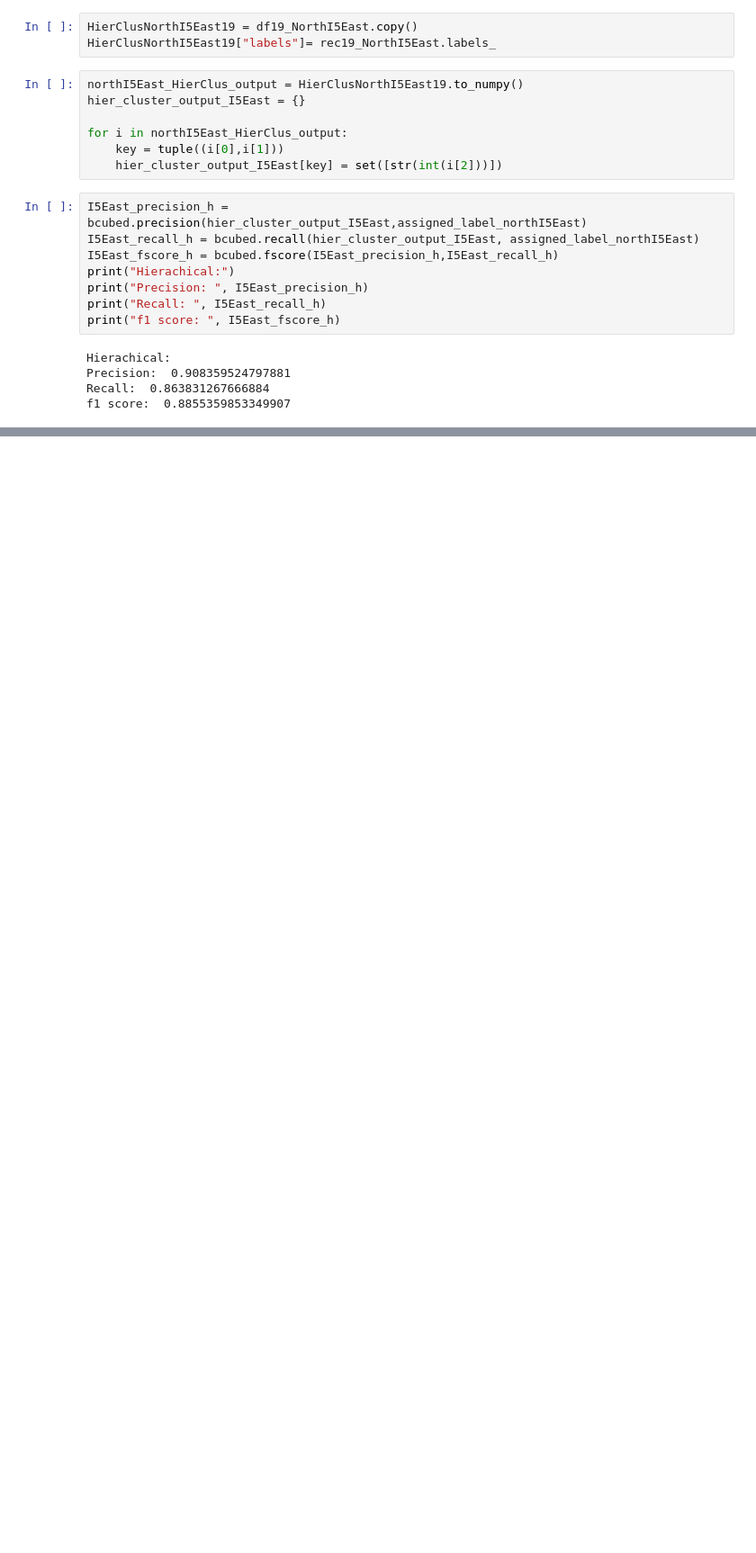
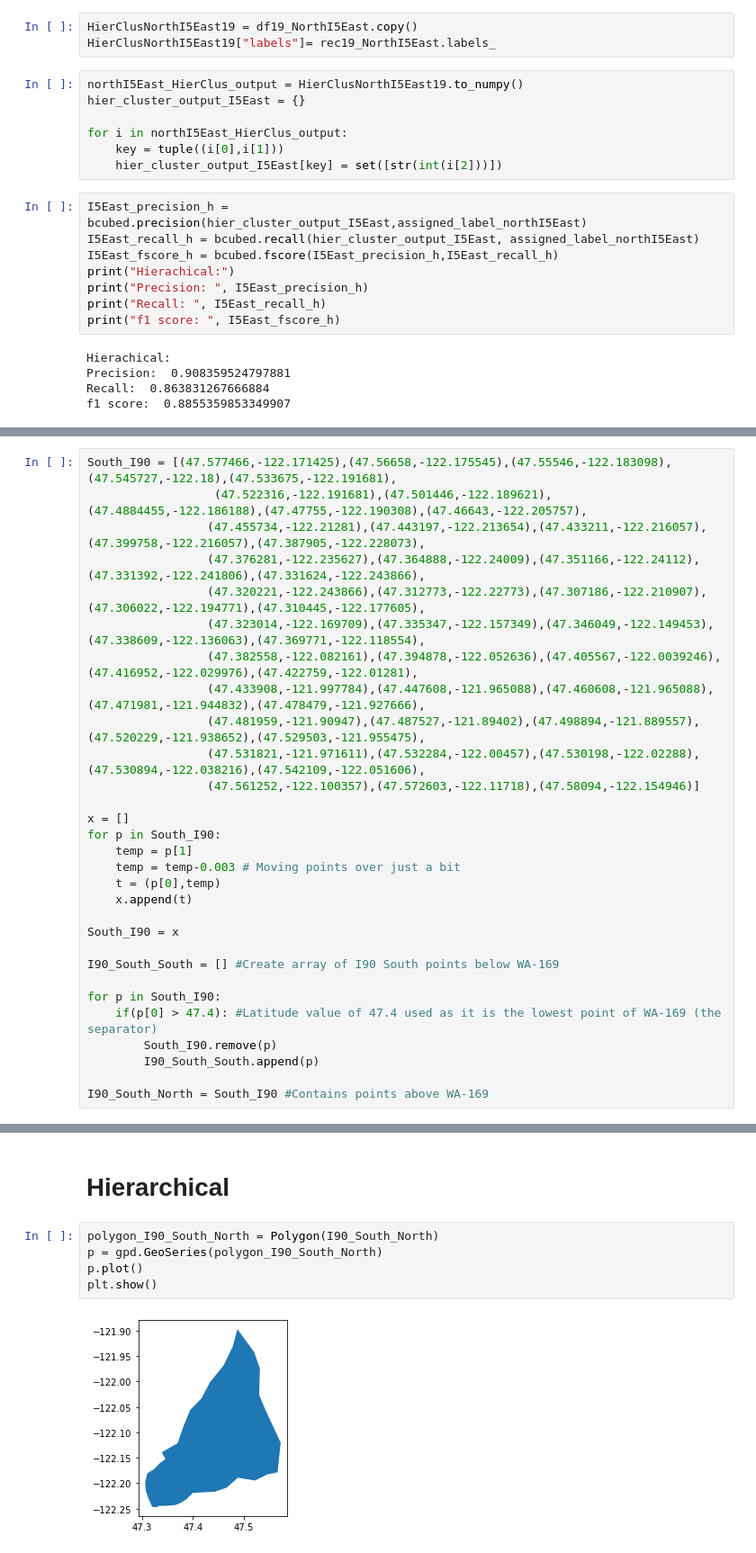
Before and after one commit to baew-seattleu/carnivore-spotter, a Jupyter notebook: Bcubed.ipynb, the cells around one changed output, grey strips where cells are left out. Shown: that part at 90% size. Drawn from its saved outputs; the diff is of its cells as text; blank space fills up the shorter version.

```diff
--- a/Bcubed.ipynb
+++ b/Bcubed.ipynb
@@ -629,0 +633,30 @@ f1 score:  0.8855359853349907
+# %%
+South_I90 = [(47.577466,-122.171425),(47.56658,-122.175545),(47.55546,-122.183098),(47.545727,-122.18),(47.533675,-122.191681),
+                  (47.522316,-122.191681),(47.501446,-122.189621),(47.4884455,-122.186188),(47.47755,-122.190308),(47.46643,-122.205757),
+                 (47.455734,-122.21281),(47.443197,-122.213654),(47.433211,-122.216057),(47.399758,-122.216057),(47.387905,-122.228073),
+                 (47.376281,-122.235627),(47.364888,-122.24009),(47.351166,-122.24112),(47.331392,-122.241806),(47.331624,-122.243866),
+                 (47.320221,-122.243866),(47.312773,-122.22773),(47.307186,-122.210907),(47.306022,-122.194771),(47.310445,-122.177605),
+                 (47.323014,-122.169709),(47.335347,-122.157349),(47.346049,-122.149453),(47.338609,-122.136063),(47.369771,-122.118554),
+                 (47.382558,-122.082161),(47.394878,-122.052636),(47.405567,-122.0039246),(47.416952,-122.029976),(47.422759,-122.01281),
+                 (47.433908,-121.997784),(47.447608,-121.965088),(47.460608,-121.965088),(47.471981,-121.944832),(47.478479,-121.927666),
+                 (47.481959,-121.90947),(47.487527,-121.89402),(47.498894,-121.889557),(47.520229,-121.938652),(47.529503,-121.955475),
+                 (47.531821,-121.971611),(47.532284,-122.00457),(47.530198,-122.02288),(47.530894,-122.038216),(47.542109,-122.051606),
+                 (47.561252,-122.100357),(47.572603,-122.11718),(47.58094,-122.154946)]
+
+x = []
+for p in South_I90:
+    temp = p[1]
+    temp = temp-0.003 # Moving points over just a bit
+    t = (p[0],temp)
+    x.append(t)
+
+South_I90 = x
+
+I90_South_South = [] #Create array of I90 South points below WA-169
+
+for p in South_I90:
+    if(p[0] > 47.4): #Latitude value of 47.4 used as it is the lowest point of WA-169 (the separator)
+        South_I90.remove(p)
+        I90_South_South.append(p)
+
+I90_South_North = South_I90 #Contains points above WA-169
@@ -629,0 +665,9 @@ f1 score:  0.8855359853349907
+# %% [markdown]
+# Hierarchical
+# %%
+polygon_I90_South_North = Polygon(I90_South_North)
+p = gpd.GeoSeries(polygon_I90_South_North)
+p.plot()
+plt.show()
+# %% [output]
+[figure, added]
```
Also changed, not shown: parts of 82 cells of this notebook, 2 other files.
